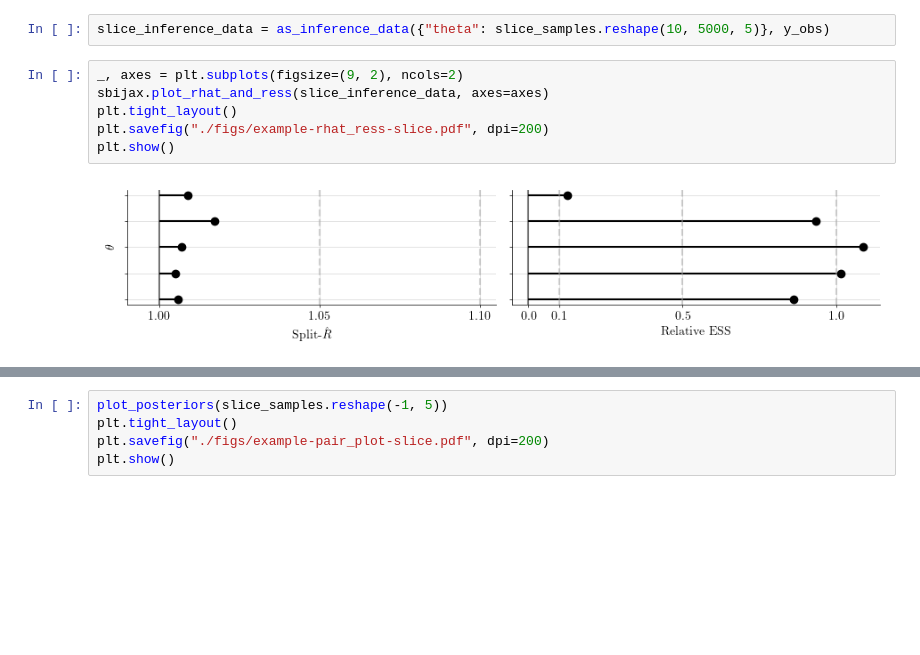
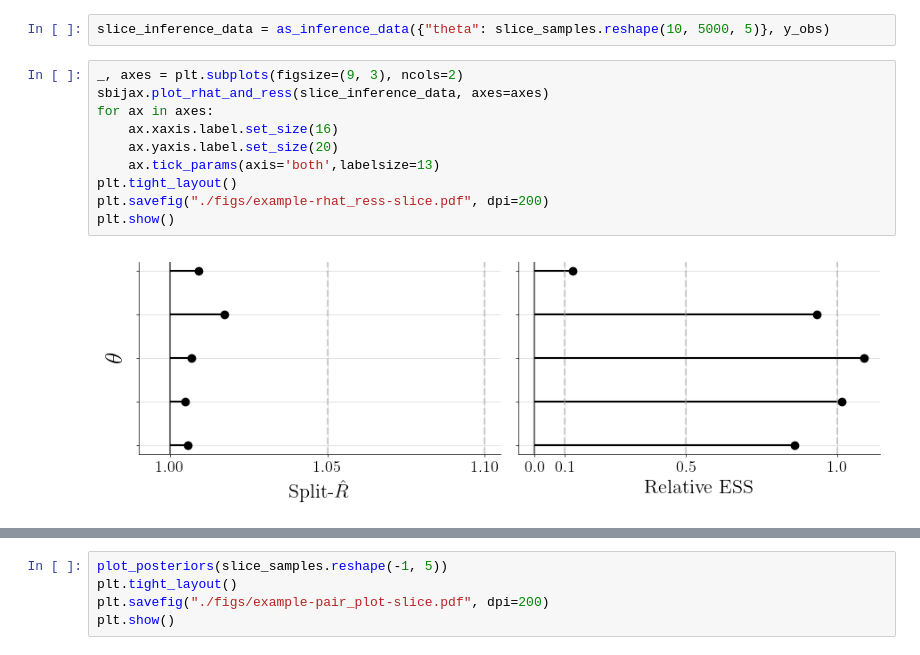
Before and after one commit to dirmeier/sbijax, a Jupyter notebook: manuscript+supplement/experimental_code/chp4-examples.ipynb, the cells around one changed output, grey strips where cells are left out. Cells and saved outputs as stored; diff of their text form; blank space fills up the shorter version.

```diff
--- a/manuscript+supplement/experimental_code/chp4-examples.ipynb
+++ b/manuscript+supplement/experimental_code/chp4-examples.ipynb
@@ -196,13 +196,17 @@ We then compute model diagnostics using Arviz.
 # %%
 slice_inference_data = as_inference_data({"theta": slice_samples.reshape(10, 5000, 5)}, y_obs)
 # %%
-_, axes = plt.subplots(figsize=(9, 2), ncols=2)
+_, axes = plt.subplots(figsize=(9, 3), ncols=2)
 sbijax.plot_rhat_and_ress(slice_inference_data, axes=axes)
+for ax in axes:
+    ax.xaxis.label.set_size(16)
+    ax.yaxis.label.set_size(20)
+    ax.tick_params(axis='both',labelsize=13)
 plt.tight_layout()
 plt.savefig("./figs/example-rhat_ress-slice.pdf", dpi=200)
 plt.show()
 # %% [output]
-[figure, old version]
+[figure, new version]
 # %%
 def plot_ess_and_trace(inference_results):
     _, axes = plt.subplots(figsize=(10, 8), nrows=5, ncols=3)
```
Also changed, not shown: parts of 2 cells of this notebook, 9 other files.
